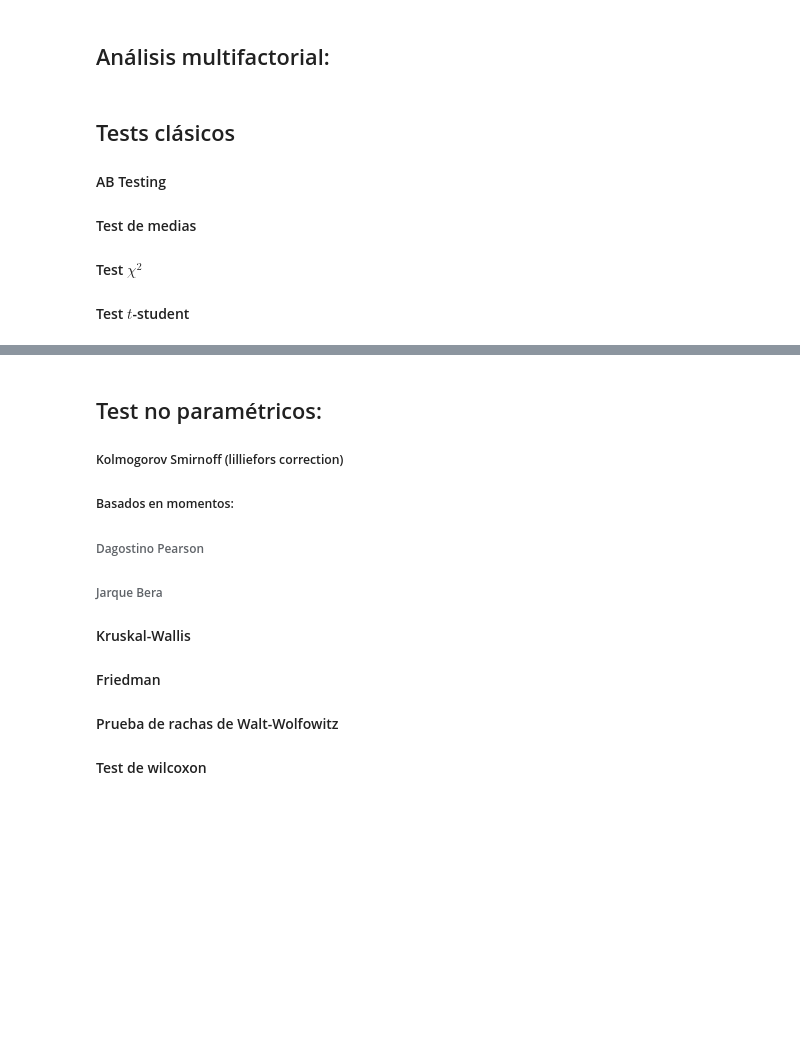
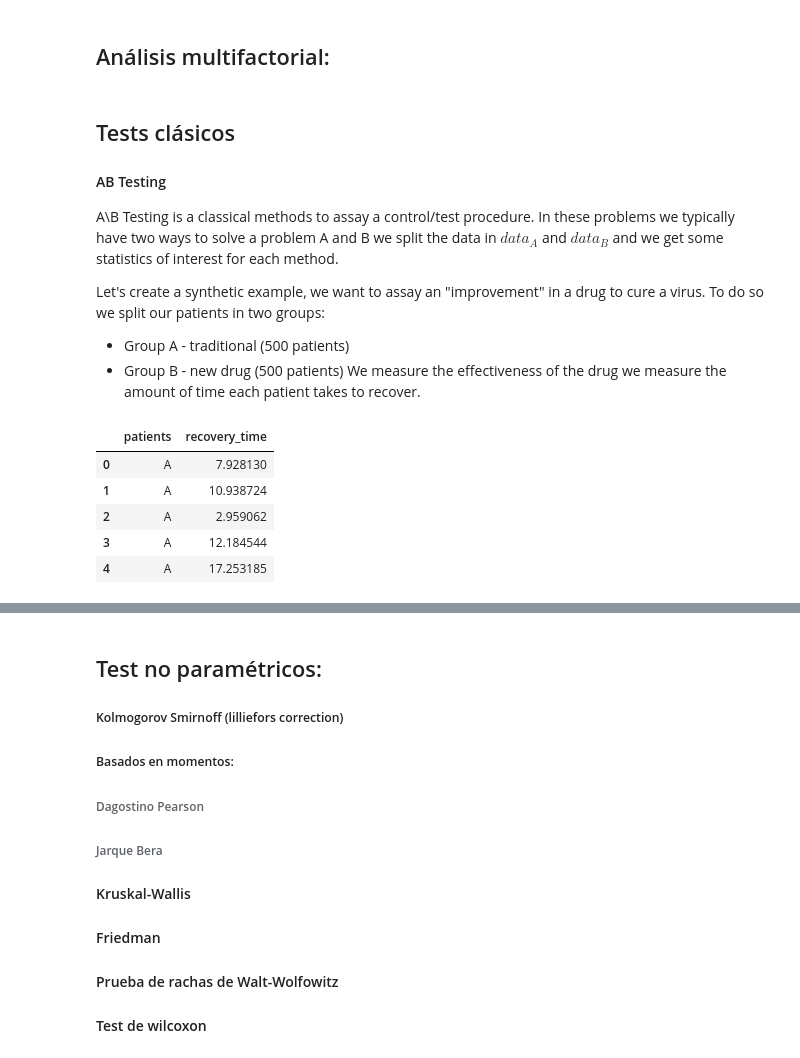
Before and after one commit to borjaf696/ml_cheat_sheet, a Jupyter notebook: statistics_cheat_sheet.ipynb, the cells around one changed output, grey strips where cells are left out. Saved outputs shown, nothing was run; the diff lists cells and outputs as text; code cells hidden in the pictures; blank space fills up the shorter version.

Commit message:
Statistics change

```diff
--- a/statistics_cheat_sheet.ipynb
+++ b/statistics_cheat_sheet.ipynb
@@ -31,8 +37,33 @@
 
 #### AB Testing
 
-#### Test de medias
+A\B Testing is a classical methods to assay a control/test procedure. In these problems we typically have two ways to solve a problem A and B we split the data in $data_A$ and $data_B$ and we get some statistics of interest for each method.
 
-#### Test $\chi^2$
-
-#### Test $t$-student
+Let's create a synthetic example, we want to assay an "improvement" in a drug to cure a virus. To do so we split our patients in two groups:
+* Group A - traditional  (500 patients)
+* Group B - new drug (500 patients)
+We measure the effectiveness of the drug we measure the amount of time each patient takes to recover.
+# %%
+import scipy
+import numpy as np
+import pandas as pd
+
+# Reproducibility (MLOps)
+SEED = 6543210
+np.random.seed(SEED)
+
+n_a, n_b = 100, 100
+mu_a, sigma_a = 10, 5
+mu_b, sigma_b = 8,5.5
+patients_a = list(np.random.normal(mu_a, sigma_a, n_a))
+patients_b = list(np.random.normal(mu_b, sigma_b, n_b))
+patients = ['A']*n_a+['B']*n_b
+df = pd.DataFrame(zip(patients, patients_a+patients_b), columns = ['patients','recovery_time'])
+df.head()
+# %% [output]
+|  | patients | recovery_time |
+| 0 | A | 7.928130 |
+| 1 | A | 10.938724 |
+| 2 | A | 2.959062 |
+| 3 | A | 12.184544 |
+| 4 | A | 17.253185 |
```
Also changed, not shown: parts of 8 cells of this notebook, 2 other files.
